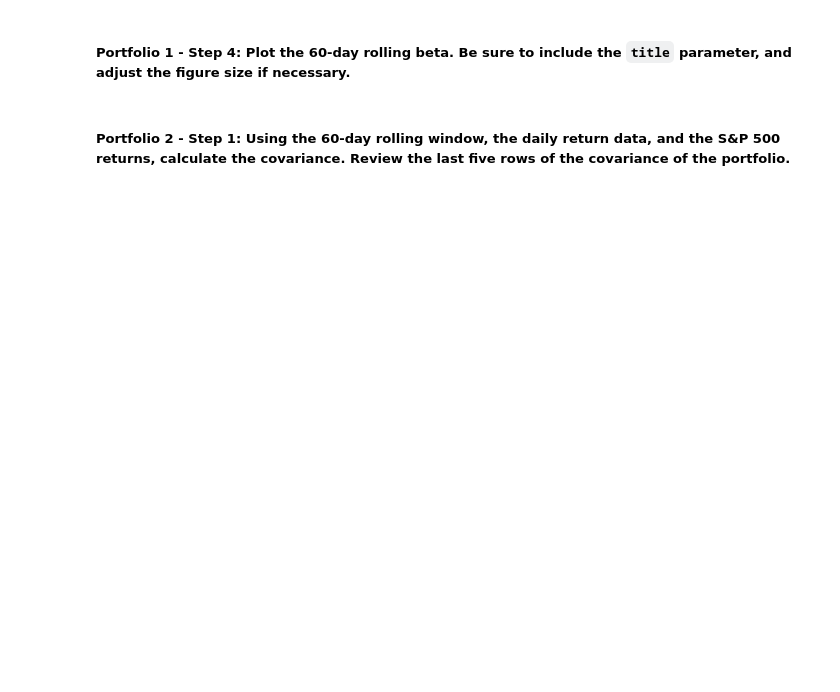
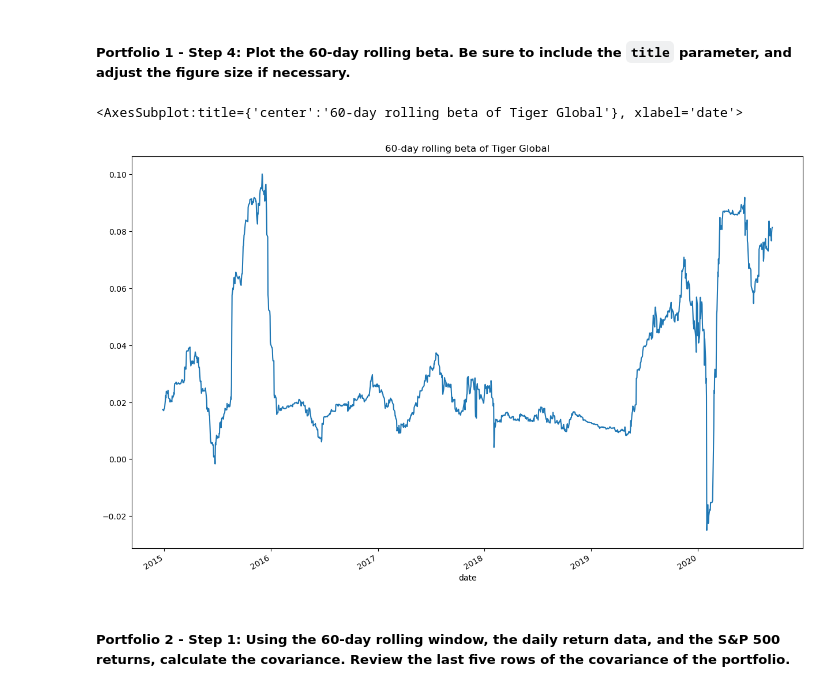
Before and after one commit to anuraggargLTI/module4_challenge, a Jupyter notebook: risk_return_analysis.ipynb, the cells around one changed output. Drawn from its saved outputs; the diff is of its cells as text; code cells hidden in the pictures; blank space fills up the shorter version.

```diff
--- a/risk_return_analysis.ipynb
+++ b/risk_return_analysis.ipynb
@@ -394,4 +394,5 @@ Your analysis is nearing completion. Now, you need to evaluate how the portfolio
 #### Use the Pandas `var` function to calculate the variance of the S&P 500 by using a 60-day rolling window. Visualize the last five rows of the variance of the S&P 500.
 # %%
 # Calculate the variance of the S&P 500 using a rolling 60-day window.
-# YOUR CODE HERE
+snp_60day_variance = whale_navs_daily_returns["S&P 500"].rolling(window=60).var()
+snp_60day_variance.tail()
@@ -410,4 +419,5 @@ Your analysis is nearing completion. Now, you need to evaluate how the portfolio
 # %%
 # Calculate the covariance using a 60-day rolling window
 # Review the last five rows of the covariance data
-# YOUR CODE HERE
+tiger_global_covariance = whale_navs_daily_returns["TIGER GLOBAL MANAGEMENT LLC"].rolling(window=60).cov(whale_navs_daily_returns["S&P 500"])
+tiger_global_covariance.tail()
@@ -416,4 +434,5 @@ Your analysis is nearing completion. Now, you need to evaluate how the portfolio
 # %%
 # Calculate the beta based on the 60-day rolling covariance compared to the market (S&P 500)
 # Review the last five rows of the beta information
-# YOUR CODE HERE
+tiger_global_beta= tiger_global_covariance/snp_60day_variance
+tiger_global_beta.tail()
@@ -427,7 +463,10 @@ Your analysis is nearing completion. Now, you need to evaluate how the portfolio
 # %%
 # Plot the rolling beta
 # Include a title parameter and adjust the figure size
-# YOUR CODE HERE
+tiger_global_beta.plot(figsize=(15,10),title="60-day rolling beta of Tiger Global")
+# %% [output]
+<AxesSubplot:title={'center':'60-day rolling beta of Tiger Global'}, xlabel='date'>
+[figure, added]
 # %% [markdown]
 ##### Portfolio 2 - Step 1: Using the 60-day rolling window, the daily return data, and the S&P 500 returns, calculate the covariance. Review the last five rows of the covariance of the portfolio.
 # %%
```
Also changed, not shown: parts of 12 cells of this notebook.
